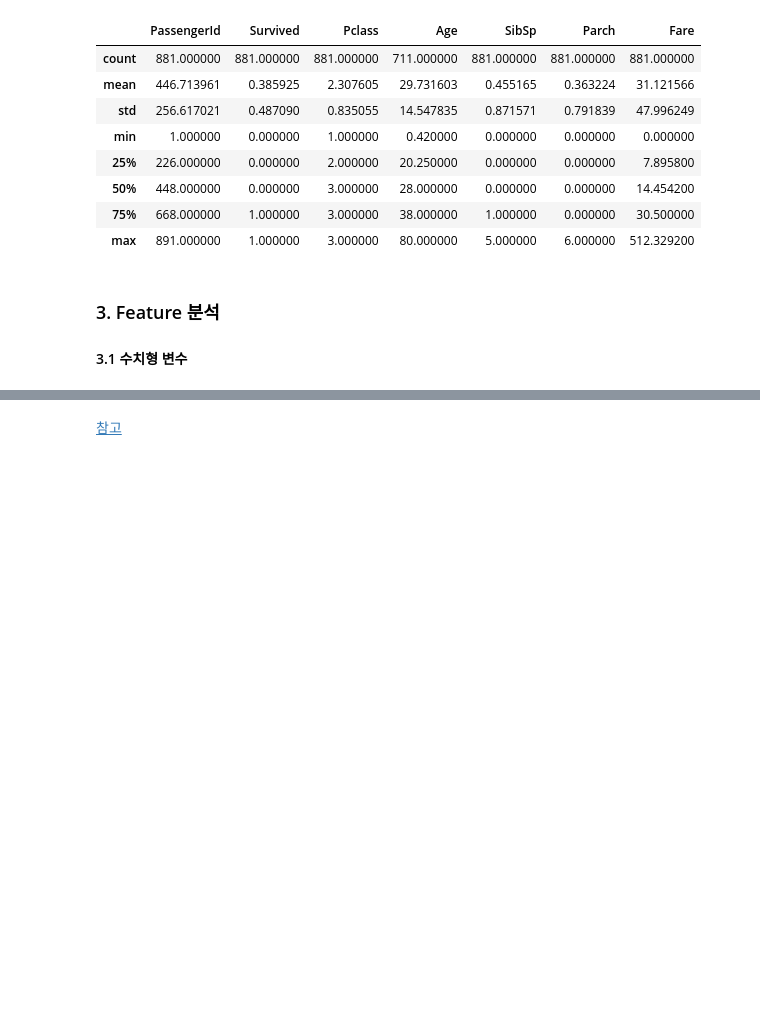
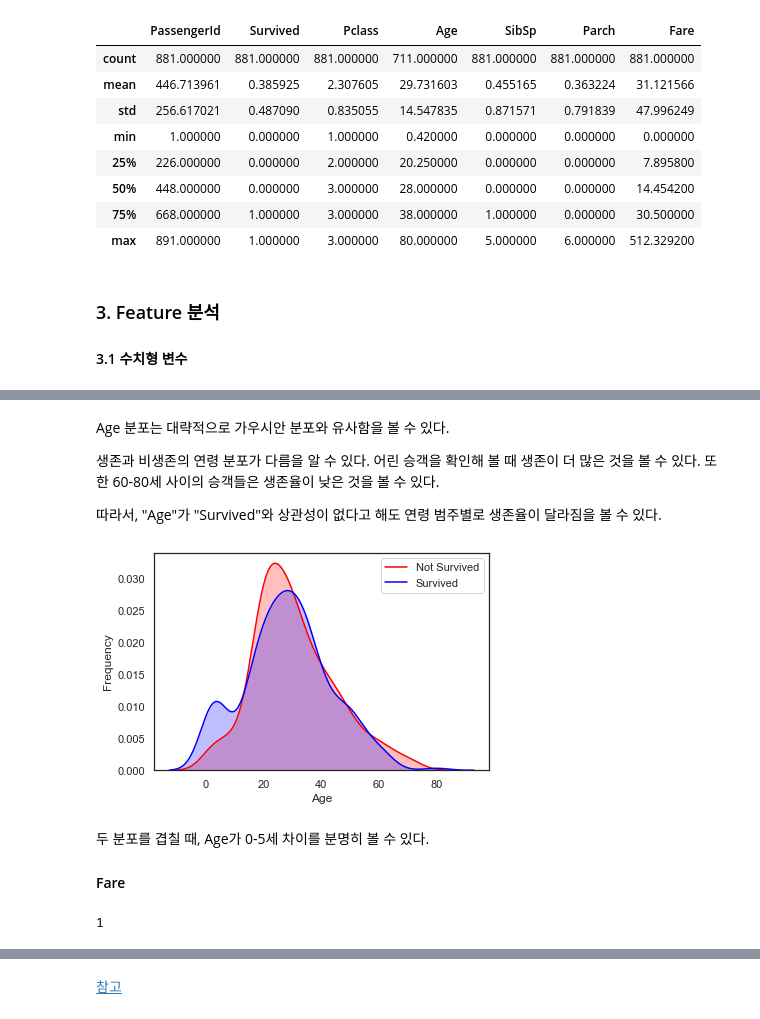
Before and after one commit to sunnight9507/Kaggle, a Jupyter notebook: Titanic/Titanic Top 4% with ensemble modeling.ipynb, the cells around one changed output, grey strips where cells are left out. Drawn from its saved outputs; the diff is of its cells as text; code cells hidden in the pictures; blank space fills up the shorter version.

```diff
--- a/Titanic/Titanic Top 4% with ensemble modeling.ipynb
+++ b/Titanic/Titanic Top 4% with ensemble modeling.ipynb
@@ -244,0 +278,25 @@ Fare feature만 Survived와 유의한 상관관계가 있음을 확인할 수
+# %% [markdown]
+Age 분포는 대략적으로 가우시안 분포와 유사함을 볼 수 있다.
+
+생존과 비생존의 연령 분포가 다름을 알 수 있다. 어린 승객을 확인해 볼 때 생존이 더 많은 것을 볼 수 있다. 또한 60-80세 사이의 승객들은 생존율이 낮은 것을 볼 수 있다.
+
+따라서, "Age"가 "Survived"와 상관성이 없다고 해도 연령 범주별로 생존율이 달라짐을 볼 수 있다.
+# %%
+# Age 분포 확인
+g = sns.kdeplot(train["Age"][(train["Survived"] == 0) & (train["Age"].notnull())],
+               color="Red", shade = True)
+g = sns.kdeplot(train["Age"][(train["Survived"] == 1) & (train["Age"].notnull())],
+               color="Blue", shade= True)
+g.set_xlabel("Age")
+g.set_ylabel("Frequency")
+g = g.legend(["Not Survived","Survived"])
+# %% [output]
+[figure, added]
+# %% [markdown]
+두 분포를 겹칠 때, Age가 0-5세 차이를 분명히 볼 수 있다.
+
+#### Fare
+# %%
+dataset["Fare"].isnull().sum()
+# %% [output]
+1
```
Also changed, not shown: parts of 17 cells of this notebook.
